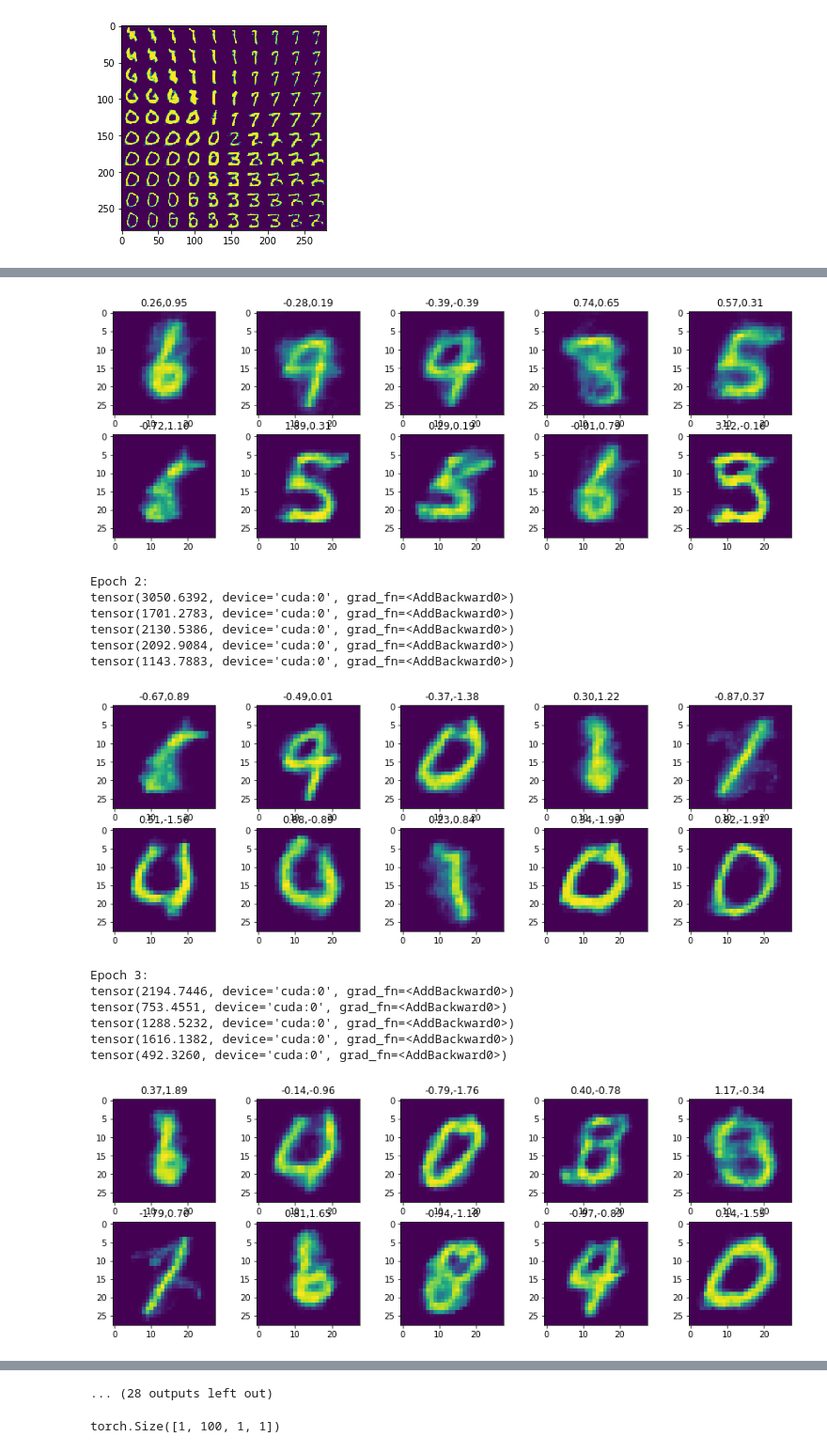
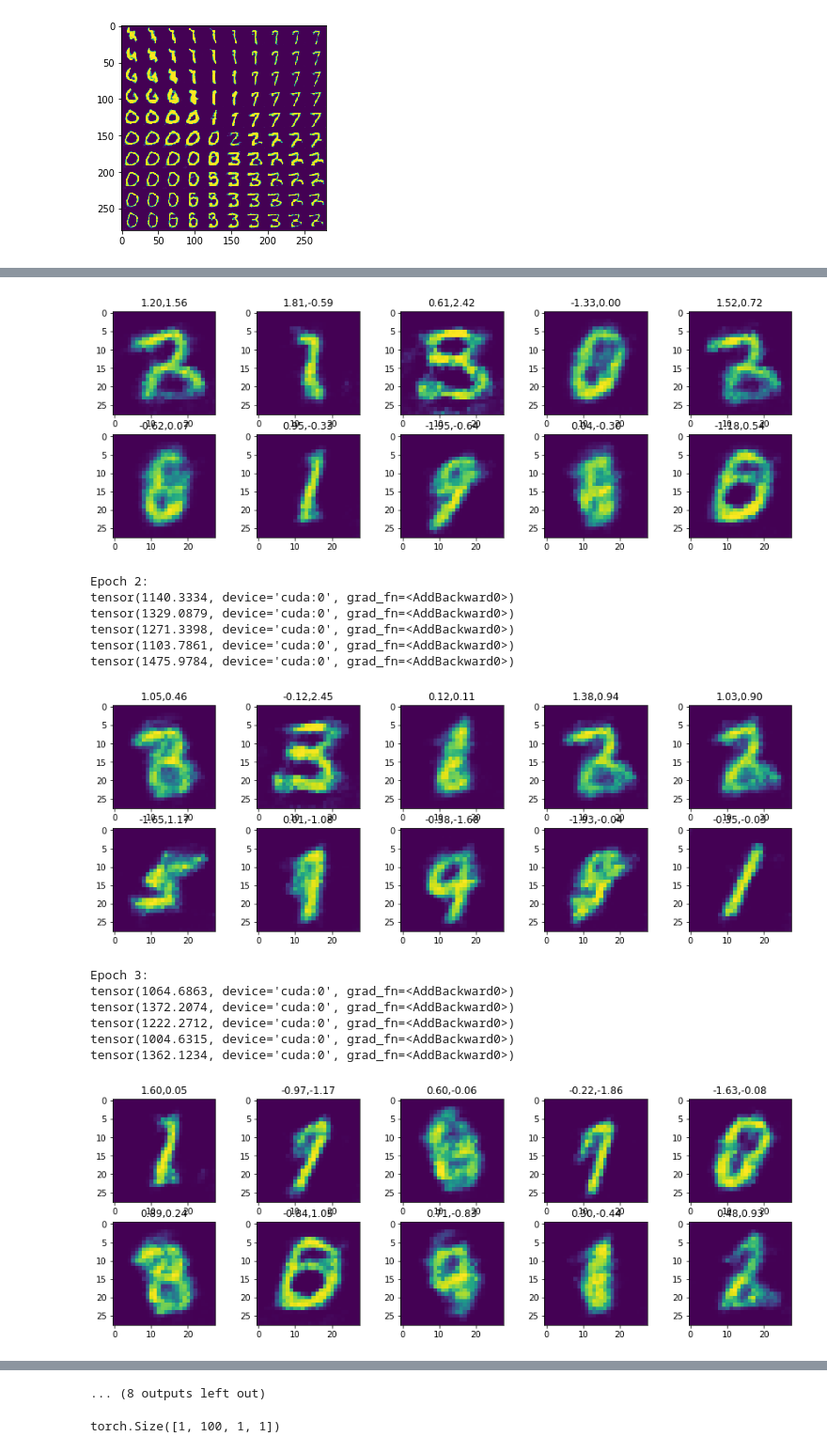
Before and after one commit to skwfz/cevae, a Jupyter notebook: ImageVAEtesting.ipynb, the cells around one changed output, grey strips where cells are left out. Shown at 94% size. Cells and saved outputs as stored; diff of their text form; code cells hidden in the pictures.

Commit message:
Add work on imageCEVAE, rotated data and other stuff

```diff
--- a/ImageVAEtesting.ipynb
+++ b/ImageVAEtesting.ipynb
@@ -62,10 +62,10 @@ def sigmoid(x):
 def generate_image_data(zdim, generator, num_samples, t_a, t_b, y_a0, y_b0, y_a1, y_b1, c_x, s_x):
     z = torch.randn(num_samples, zdim)
     with torch.no_grad():
-        #image_expectations = (1+generator(z[:,:,None,None]))/2
-        #images = dist.Bernoulli(image_expectations).sample()#This way binary data
-        image_means = generator(z[:,:,None,None])
-        images = image_means + torch.randn_like(image_means)*0.05 # <- this way continuous data
+        image_expectations = (1+generator(z[:,:,None,None]))/2
+        images = dist.Bernoulli(image_expectations).sample()#This way binary data
+        #image_means = generator(z[:,:,None,None])
+        #images = image_means# + torch.randn_like(image_means)*0.05 # <- this way continuous data
     z_temp = z[:,0][:,None].detach().numpy()#Use the first dimension for prediction of ordinary variables
     x = torch.Tensor(np.random.normal(np.tile(c_x, (num_samples,1))*z_temp,
                          np.tile(s_x, (num_samples,1)),(num_samples, 1)))
@@ -86,14 +86,15 @@ class Decoder(nn.Module):
         nc=1
     ):
         super().__init__()
-        self.ct1 = nn.Sequential(nn.ConvTranspose2d(z_dim,4*ngf,kernel_size=4,stride=2,bias=False),nn.ReLU())
-        self.ct2 = nn.Sequential(nn.ConvTranspose2d(4*ngf,2*ngf,kernel_size=4,stride=2,padding=1,bias=False), nn.ReLU())
-        self.ct3 = nn.Sequential(nn.ConvTranspose2d(2*ngf,ngf,kernel_size=4,stride=2,padding=2,bias=False), nn.ReLU())
-        self.ct4 = nn.Sequential(nn.ConvTranspose2d(ngf,nc,kernel_size=4,stride=2,padding=1,bias=False), nn.Tanh())
+        self.lin = nn.Sequential(nn.Linear(z_dim, 20), nn.ELU())
+        self.ct1 = nn.Sequential(nn.ConvTranspose2d(20,4*ngf,kernel_size=3,stride=1,bias=False),nn.ELU())
+        self.ct2 = nn.Sequential(nn.ConvTranspose2d(4*ngf,2*ngf,kernel_size=4,stride=2,padding=1,bias=False), nn.ELU())
+        self.ct3 = nn.Sequential(nn.ConvTranspose2d(2*ngf,ngf,kernel_size=6,stride=2,padding=1,bias=False), nn.ELU())
+        self.ct4 = nn.Sequential(nn.ConvTranspose2d(ngf,nc,kernel_size=6,stride=2,padding=2,bias=False))
         self.logstd = nn.Parameter(torch.Tensor([1]))
 
     def forward(self,z):
-        image = self.ct1(z)
+        image = self.ct1(self.lin(z.squeeze())[:,:,None,None])
         image = self.ct2(image)
         image = self.ct3(image)
         image = self.ct4(image)
@@ -109,12 +110,12 @@ class Encoder(nn.Module):
         nc=1
     ):
         super().__init__()
-        self.c1 = nn.Sequential(nn.Conv2d(nc,ngf,kernel_size=4,stride=2,padding=1,bias=False), nn.ReLU())
-        self.c2 = nn.Sequential(nn.Conv2d(ngf,2*ngf,kernel_size=4,stride=2,padding=2,bias=False), nn.ReLU())
-        self.c3 = nn.Sequential(nn.Conv2d(2*ngf,4*ngf,kernel_size=4,stride=2,padding=1,bias=False), nn.ReLU())
-        self.c4 = nn.Sequential(nn.Conv2d(4*ngf,100,kernel_size=4,stride=2,bias=False))
-        self.mean = nn.Linear(100,z_dim)
-        self.logstd = nn.Linear(100,z_dim)
+        self.c1 = nn.Sequential(nn.Conv2d(nc,ngf,kernel_size=6,stride=2,padding=2,bias=False), nn.ELU())
+        self.c2 = nn.Sequential(nn.Conv2d(ngf,2*ngf,kernel_size=6,stride=2,padding=1,bias=False), nn.ELU())
+        self.c3 = nn.Sequential(nn.Conv2d(2*ngf,4*ngf,kernel_size=4,stride=2,padding=1,bias=False), nn.ELU())
+        self.c4 = nn.Sequential(nn.Conv2d(4*ngf,20,kernel_size=3,stride=1,bias=False), nn.ELU())
+        self.mean = nn.Linear(20,z_dim)
+        self.logstd = nn.Linear(20,z_dim)
 
     def forward(self,image):
         z = self.c1(image)
@@ -184,6 +185,6 @@ y_b0 = np.array([-0.5])
 y_a1 = np.array([2])
 y_b1 = np.array([0.5])
 num_samples = 5000
-images, x, t, y, dataset = generate_image_data(3,netG, num_samples, t_a, t_b, y_a0, y_b0, y_a1, y_b1, c_x, s_x)
+z, images, x, t, y, dataset = generate_image_data(3,netG, num_samples, t_a, t_b, y_a0, y_b0, y_a1, y_b1, c_x, s_x)
 # %%
 dataloader = DataLoader(dataset, batch_size=10)#ImageDataLoader(dataset)
@@ -200,7 +206,9 @@ for epoch in range(20):
         image = data['image'].to(device)
         image_mean, image_std, z_mean, z_std = model(image)
         kld = kld_loss(z_mean, z_std)
-        image_loss = -dist.Normal(loc=image_mean, scale = image_std).log_prob(image).sum()
+        #image_loss = -dist.Normal(loc=image_mean, scale = image_std).log_prob(image).sum()
+        #image_loss = -dist.Normal(loc=image_mean, scale = 1).log_prob(image).sum()
+        image_loss = -dist.Bernoulli(logits=image_mean).log_prob(image).sum()
         loss = kld + image_loss
         optimizer.zero_grad()
         loss.backward()
@@ -214,7 +222,7 @@ for epoch in range(20):
     with torch.no_grad():
         z = torch.randn(10,z_dim,1,1).to(device)
         out, _ = model.decoder(z)
-        out = out.squeeze().cpu().detach().numpy()
+        out = torch.sigmoid(out).squeeze().cpu().detach().numpy()
         for i in range(10):
             x = i % 5
             y = i // 5
@@ -238,16 +246,16 @@ tensor(2356.3982, device='cuda:0', grad_fn=<AddBackward0>)
-[figure, old version]
+[figure, new version]
 Epoch 2:
-tensor(3050.6392, device='cuda:0', grad_fn=<AddBackward0>)
-tensor(1701.2783, device='cuda:0', grad_fn=<AddBackward0>)
-tensor(2130.5386, device='cuda:0', grad_fn=<AddBackward0>)
-tensor(2092.9084, device='cuda:0', grad_fn=<AddBackward0>)
-tensor(1143.7883, device='cuda:0', grad_fn=<AddBackward0>)
+tensor(1140.3334, device='cuda:0', grad_fn=<AddBackward0>)
+tensor(1329.0879, device='cuda:0', grad_fn=<AddBackward0>)
+tensor(1271.3398, device='cuda:0', grad_fn=<AddBackward0>)
+tensor(1103.7861, device='cuda:0', grad_fn=<AddBackward0>)
+tensor(1475.9784, device='cuda:0', grad_fn=<AddBackward0>)
-[figure, old version]
+[figure, new version]
 Epoch 3:
-tensor(2194.7446, device='cuda:0', grad_fn=<AddBackward0>)
-tensor(753.4551, device='cuda:0', grad_fn=<AddBackward0>)
-tensor(1288.5232, device='cuda:0', grad_fn=<AddBackward0>)
-tensor(1616.1382, device='cuda:0', grad_fn=<AddBackward0>)
-tensor(492.3260, device='cuda:0', grad_fn=<AddBackward0>)
+tensor(1064.6863, device='cuda:0', grad_fn=<AddBackward0>)
+tensor(1372.2074, device='cuda:0', grad_fn=<AddBackward0>)
+tensor(1222.2712, device='cuda:0', grad_fn=<AddBackward0>)
+tensor(1004.6315, device='cuda:0', grad_fn=<AddBackward0>)
+tensor(1362.1234, device='cuda:0', grad_fn=<AddBackward0>)
-[figure, old version]
+[figure, new version]
 Epoch 4:
@@ -267,4 +275,4 @@ tensor(51.7194, device='cuda:0', grad_fn=<AddBackward0>)
-... (28 outputs left out)
+... (8 outputs left out)
 # %%
 model = imageVAE(1,3)
 image = model(dataset[0]['image'][None,:,:,:])
```
Also changed, not shown: parts of 2 cells of this notebook, 12 other files.
